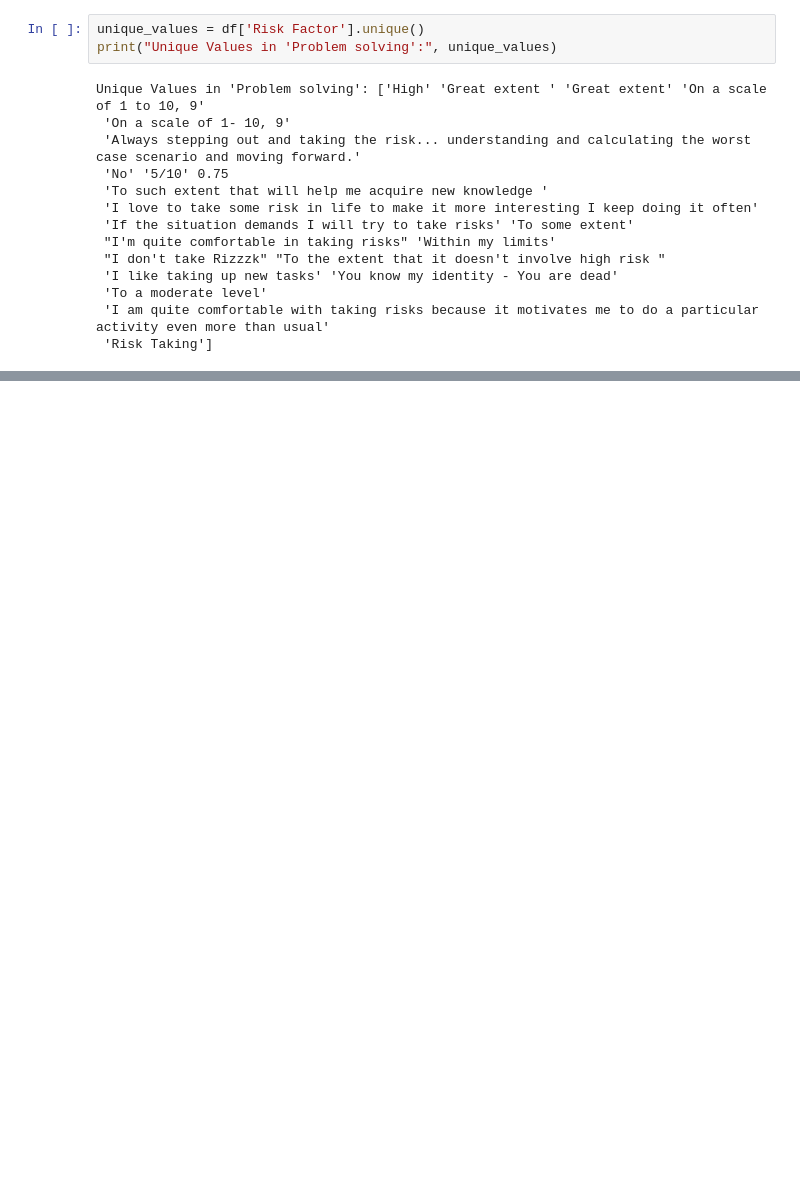
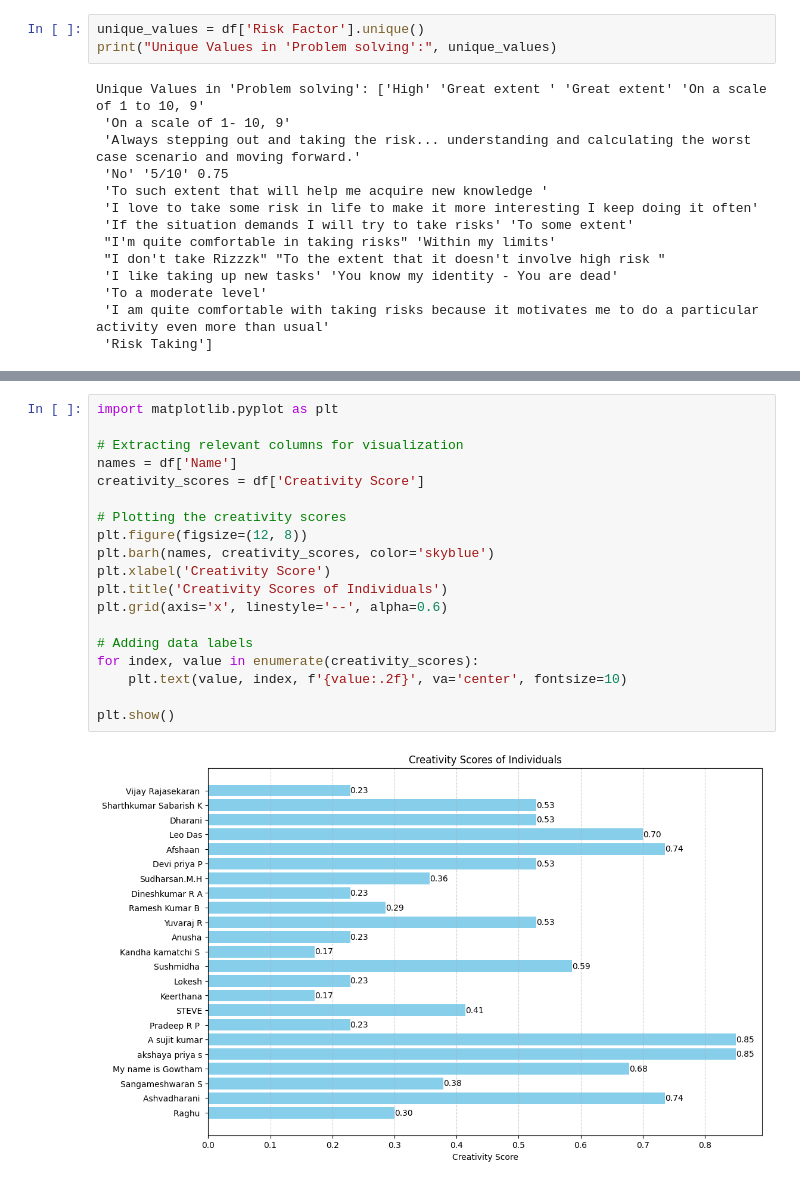
Before and after one commit to Vetrikkarasu/ICEDIP, a Jupyter notebook: Untitled12.ipynb, the cells around one changed output, grey strips where cells are left out. Saved outputs shown, nothing was run; the diff lists cells and outputs as text; blank space fills up the shorter version.

```diff
--- a/Untitled12.ipynb
+++ b/Untitled12.ipynb
@@ -463,0 +486,21 @@ Unique Values in 'Problem solving': ['High' 'Great extent ' 'Great extent' 'On a
+# %%
+import matplotlib.pyplot as plt
+
+# Extracting relevant columns for visualization
+names = df['Name']
+creativity_scores = df['Creativity Score']
+
+# Plotting the creativity scores
+plt.figure(figsize=(12, 8))
+plt.barh(names, creativity_scores, color='skyblue')
+plt.xlabel('Creativity Score')
+plt.title('Creativity Scores of Individuals')
+plt.grid(axis='x', linestyle='--', alpha=0.6)
+
+# Adding data labels
+for index, value in enumerate(creativity_scores):
+    plt.text(value, index, f'{value:.2f}', va='center', fontsize=10)
+
+plt.show()
+# %% [output]
+[figure, added]
```
Also changed, not shown: parts of 31 cells of this notebook.
